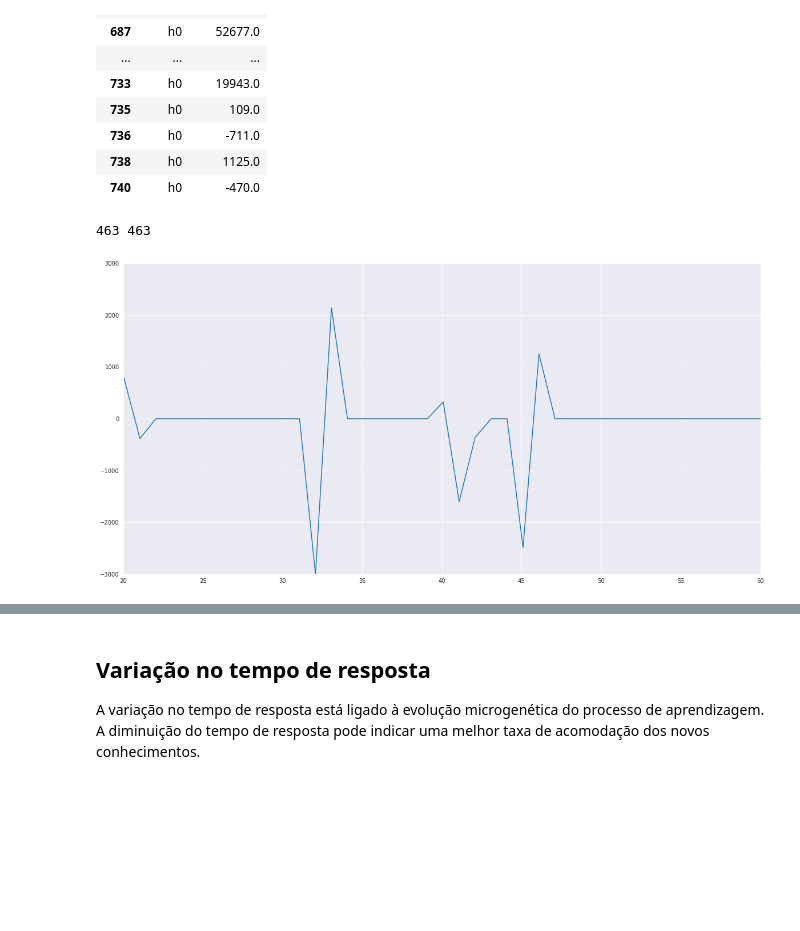
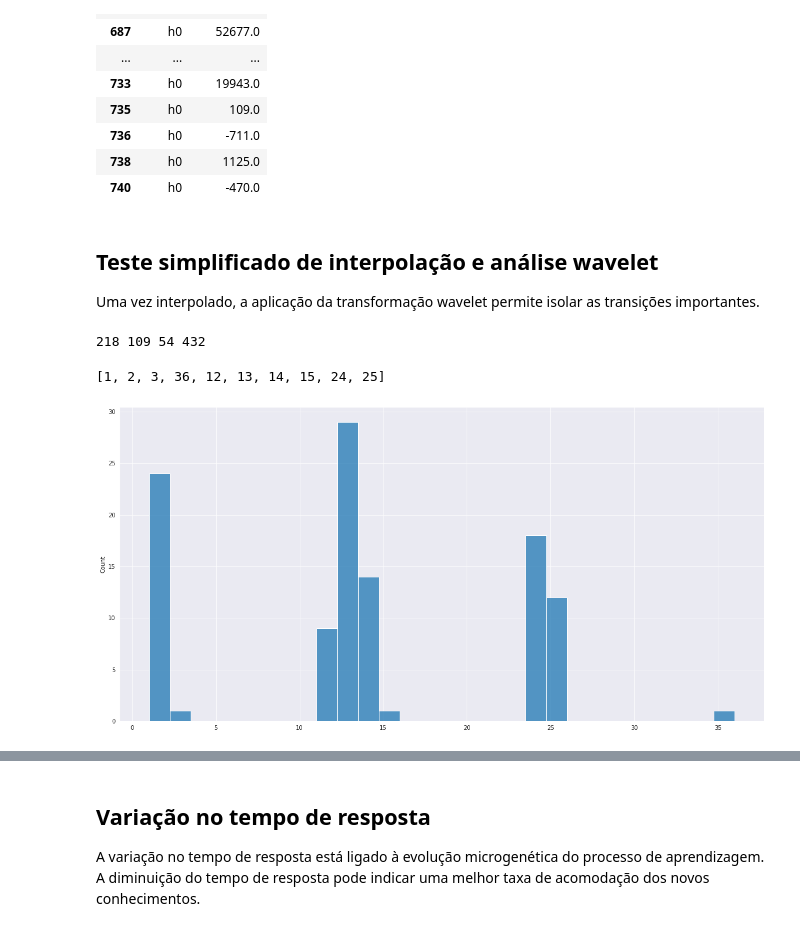
Before and after one commit to labase/data_edu, a Jupyter notebook: ipnb/organelas.ipynb, the cells around one changed output, grey strips where cells are left out. Saved outputs shown, nothing was run; the diff lists cells and outputs as text; code cells hidden in the pictures; blank space fills up the shorter version.

```diff
--- a/ipnb/organelas.ipynb
+++ b/ipnb/organelas.ipynb
@@ -436,35 +439,38 @@ b1.tail(20)
 | 736 | h0 | -711.0 |
 | 738 | h0 | 1125.0 |
 | 740 | h0 | -470.0 |
+# %% [markdown]
+## Teste simplificado de interpolação e análise wavelet
+Uma vez interpolado, a aplicação da transformação wavelet permite isolar as transições importantes.
 # %%
 # np.interp(pd.to_numeric(pd.Series(pd.to_datetime('03/21/2021'))).values,pd.to_numeric(df['dates']).values,df['rates'].values)
-b1 = dfs[5]
-b1
+b1 = dfs[2]
 y = b1['movejump'].values
 x = b1.index.values
 from scipy.interpolate import interp1d
 import numpy as np
-from math import log
-# interpolating_function = interp1d(x, y, kind='nearest')
+from math import log, isnan
 linear_time_space = np.linspace(x[0], x[-1], (x[-1] - x[0]))
-
-# linear_time_space = np.linspace(x[0], 1000, 1000)
-# x, y = zip(*interpolate_deltas)
 interpolating_function = interp1d(x, y, kind='slinear')
 
 yy= interpolating_function(linear_time_space)
 import pywt
 w = pywt.Wavelet('db3')
 _,yw = pywt.dwt(yy, w) #'bior1.3')
-yw = [min(_y,3000) if _y >=0 else max(_y,-3000) for _y in yw]
+yw = [0 if isnan(_y) else log(_y) if _y > 0 else -log(abs(_y)+0.05) for _y in yw]
+yw = [y1 - y0 for y0, y1 in zip(yw, yw[1:]+[0])]
+yw = [int((y+40)//25) for y in yw]
 yz = len(yw)
 linear_time_space = np.linspace(0, yz, yz)
-ax = sns.lineplot(x=linear_time_space, y= yw)
-ax.set_ylim(-3000, 3000)
-ax.set_xlim(20, 60)
+ei = [(a+b*3+b*9) for a,b,c in zip(yw, yw[+1:]+[0], yw[+2:]+[0,0])][::2]
+es = list(set(ei))
+# ei = [es.index((a, b, c)) for a,b,c in zip(yw, yw[+1:]+[0], yw[+2:]+[0,0])][::2]
+sns.histplot(ei, bins=28)
 
 plt.gcf().set_size_inches(20, 10)
-print(len(linear_time_space), len(yw))
+print(len(linear_time_space), len(ei), len(b1), b1.index[-1])
+es
 # %% [output]
-463 463
+218 109 54 432
+[1, 2, 3, 36, 12, 13, 14, 15, 24, 25]
-[figure, old version]
+[figure, new version]
```
Also changed, not shown: parts of 9 cells of this notebook.
